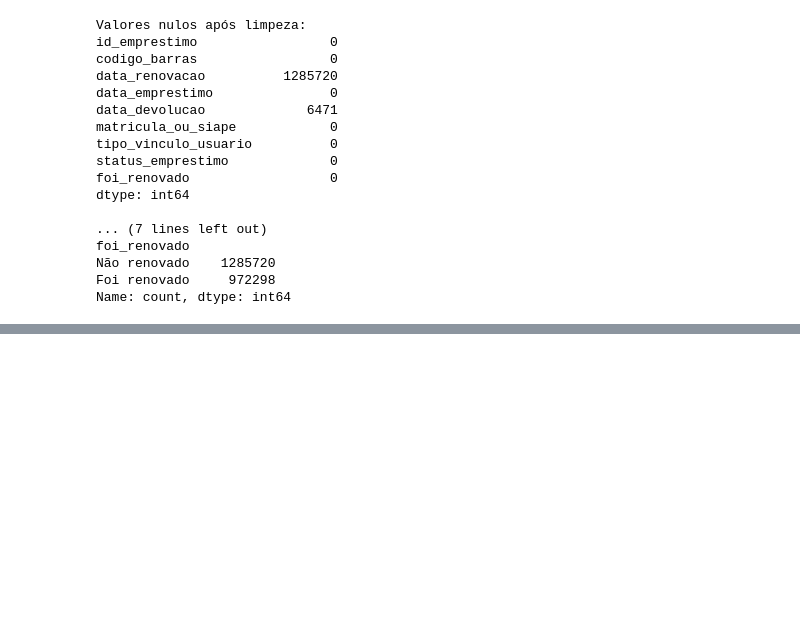
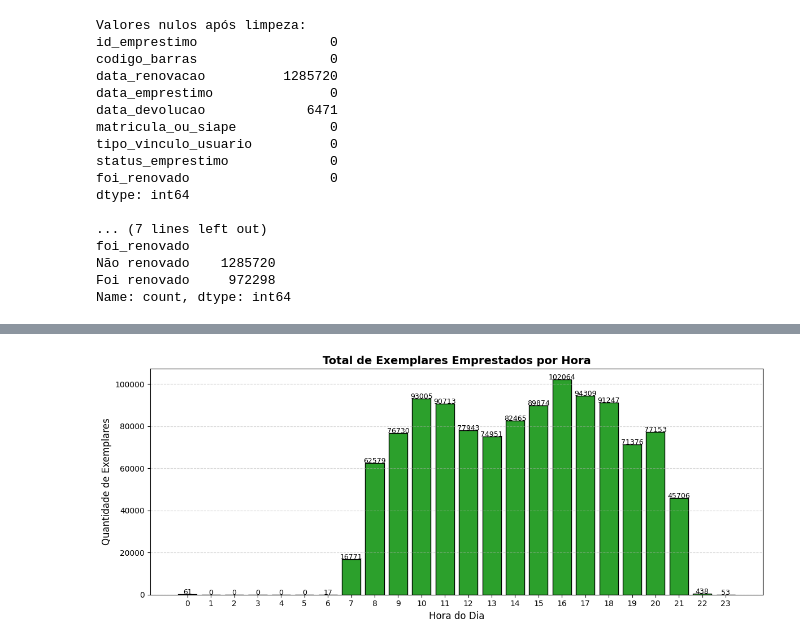
Before and after one commit to DanielCauldron/7DaysOfCode-Python-Pandas, a Jupyter notebook: notebooks/7_Days_of_Code_Alura.ipynb, the cells around one changed output, grey strips where cells are left out. Saved outputs shown, nothing was run; the diff lists cells and outputs as text; code cells hidden in the pictures; blank space fills up the shorter version.

```diff
--- a/notebooks/7_Days_of_Code_Alura.ipynb
+++ b/notebooks/7_Days_of_Code_Alura.ipynb
@@ -196,0 +288,39 @@ df_completo.head() # Exibe as primeiras linhas do DataFrame
+# %%
+
+# Garantir que a coluna "hora" é int
+df_completo["hora"] = df_completo["hora"].astype(int)
+
+# Criar índice de 0 a 23 para representar todas as horas do dia
+todas_horas = pd.Series(range(24), name="hora")
+
+# Agrupar dados e alinhar com todas as horas
+emprestimos_por_hora = df_completo.groupby("hora")["codigo_barras"].nunique()
+emprestimos_por_hora = todas_horas.to_frame().merge(
+    emprestimos_por_hora, on="hora", how="left"
+).fillna(0)
+
+# Plot
+plt.figure(figsize=(12, 5))
+plt.bar(
+    emprestimos_por_hora["hora"],
+    emprestimos_por_hora["codigo_barras"],
+    color="#2ca02c", edgecolor="black"
+)
+
+# Títulos e rótulos
+plt.title("Total de Exemplares Emprestados por Hora", fontsize=14, fontweight="bold")
+plt.xlabel("Hora do Dia", fontsize=12)
+plt.ylabel("Quantidade de Exemplares", fontsize=12)
+
+# Rótulos em cima das barras
+for i, valor in enumerate(emprestimos_por_hora["codigo_barras"]):
+    plt.text(i, valor + 0.5, int(valor), ha='center', fontsize=9)
+
+# Eixo X de 0 a 23
+plt.xticks(range(24))
+
+plt.grid(axis="y", linestyle="--", alpha=0.5)
+plt.tight_layout()
+plt.show()
+# %% [output]
+[figure, added]
```
Also changed, not shown: parts of 19 cells of this notebook, 6 other files.
